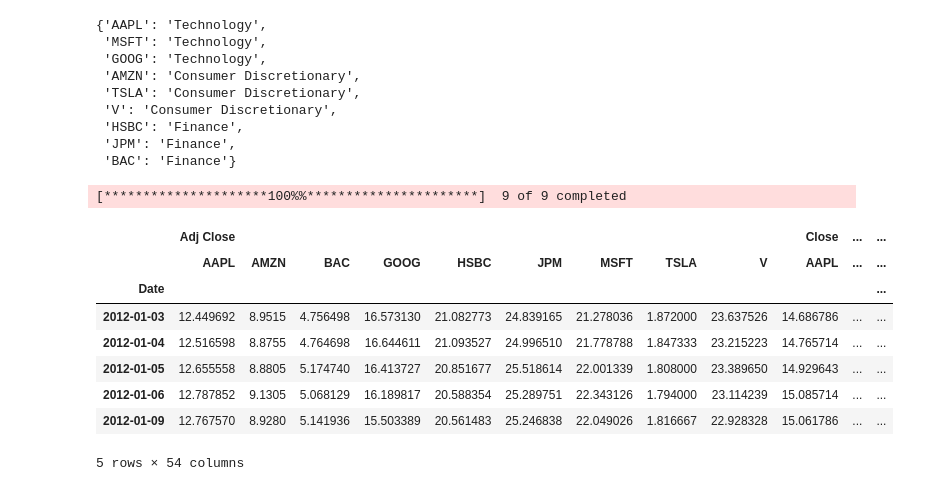
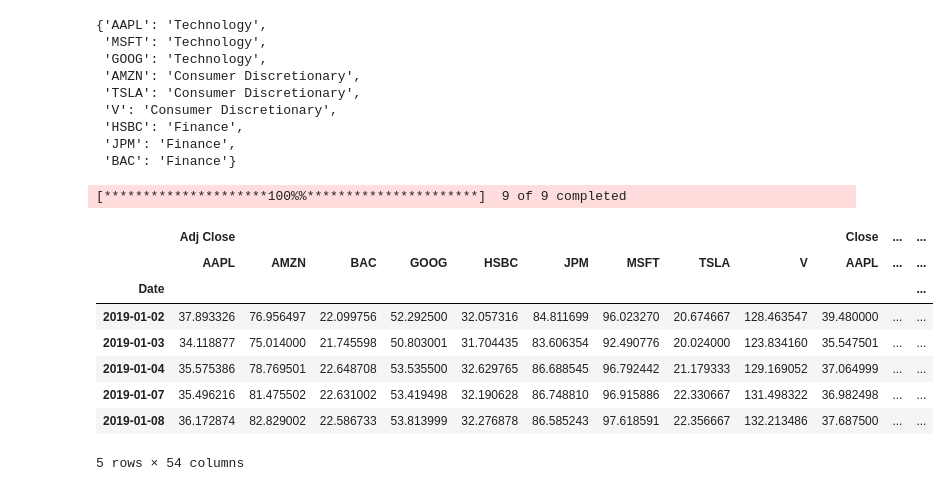
Before and after one commit to qlab-intro-python/tarea-4-quispe-dongo, a Jupyter notebook: tarea_4_plantilla.ipynb, the cells around one changed output. Saved outputs shown, nothing was run; the diff lists cells and outputs as text; code cells hidden in the pictures.

```diff
--- a/tarea_4_plantilla.ipynb
+++ b/tarea_4_plantilla.ipynb
@@ -223,17 +223,17 @@ symbol_dict
 import yfinance as yf
 # %%
 firms = ['AAPL','MSFT', 'GOOG', 'AMZN', 'TSLA', 'V', 'HSBC', 'JPM', 'BAC']
-data = yf.download(firms, start="2012-01-01", end="2024-01-13")
+data = yf.download(firms, start="2019-01-01", end="2024-01-13")
 
 data.head()
 # %% [output]
 [*********************100%%**********************]  9 of 9 completed
 |  | Adj Close |  |  |  |  |  |  |  |  | Close | ... | ... |
 |  | AAPL | AMZN | BAC | GOOG | HSBC | JPM | MSFT | TSLA | V | AAPL | ... | ... |
 | Date |  |  |  |  |  |  |  |  |  |  |  | ... |
-| 2012-01-03 | 12.449692 | 8.9515 | 4.756498 | 16.573130 | 21.082773 | 24.839165 | 21.278036 | 1.872000 | 23.637526 | 14.686786 | ... | ... |
-| 2012-01-04 | 12.516598 | 8.8755 | 4.764698 | 16.644611 | 21.093527 | 24.996510 | 21.778788 | 1.847333 | 23.215223 | 14.765714 | ... | ... |
-| 2012-01-05 | 12.655558 | 8.8805 | 5.174740 | 16.413727 | 20.851677 | 25.518614 | 22.001339 | 1.808000 | 23.389650 | 14.929643 | ... | ... |
-| 2012-01-06 | 12.787852 | 9.1305 | 5.068129 | 16.189817 | 20.588354 | 25.289751 | 22.343126 | 1.794000 | 23.114239 | 15.085714 | ... | ... |
-| 2012-01-09 | 12.767570 | 8.9280 | 5.141936 | 15.503389 | 20.561483 | 25.246838 | 22.049026 | 1.816667 | 22.928328 | 15.061786 | ... | ... |
+| 2019-01-02 | 37.893326 | 76.956497 | 22.099756 | 52.292500 | 32.057316 | 84.811699 | 96.023270 | 20.674667 | 128.463547 | 39.480000 | ... | ... |
+| 2019-01-03 | 34.118877 | 75.014000 | 21.745598 | 50.803001 | 31.704435 | 83.606354 | 92.490776 | 20.024000 | 123.834160 | 35.547501 | ... | ... |
+| 2019-01-04 | 35.575386 | 78.769501 | 22.648708 | 53.535500 | 32.629765 | 86.688545 | 96.792442 | 21.179333 | 129.169052 | 37.064999 | ... | ... |
+| 2019-01-07 | 35.496216 | 81.475502 | 22.631002 | 53.419498 | 32.190628 | 86.748810 | 96.915886 | 22.330667 | 131.498322 | 36.982498 | ... | ... |
+| 2019-01-08 | 36.172874 | 82.829002 | 22.586733 | 53.813999 | 32.276878 | 86.585243 | 97.618591 | 22.356667 | 132.213486 | 37.687500 | ... | ... |
 5 rows × 54 columns
```
Also changed, not shown: parts of 6 cells of this notebook.
